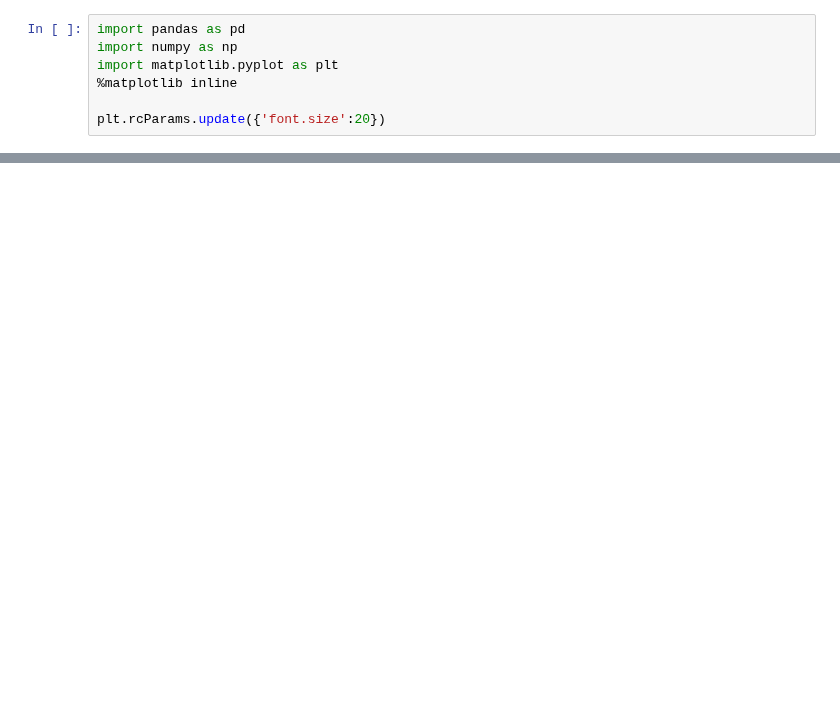
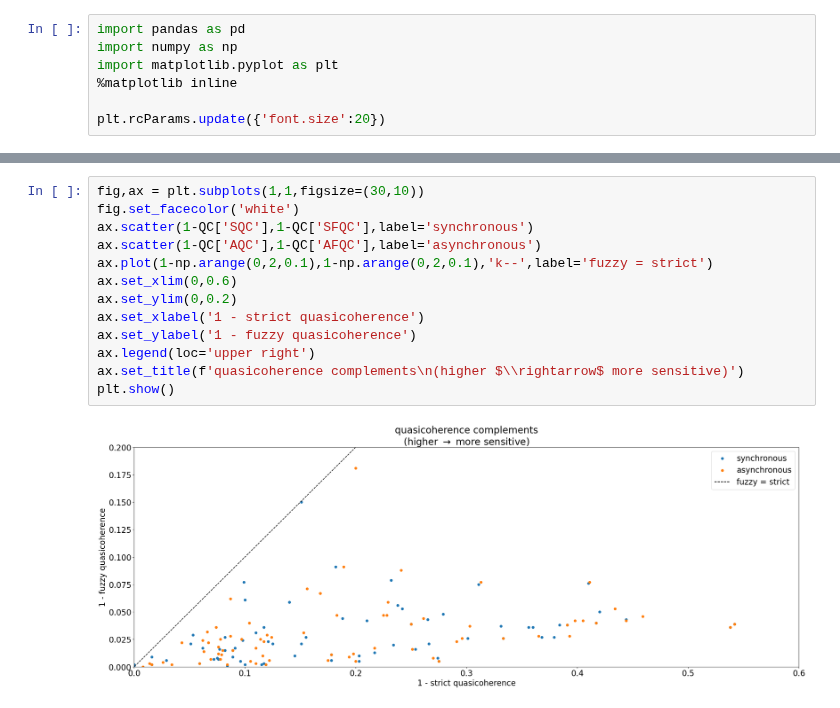
Before and after one commit to kyuhyongpark/cubewalkers-analysis, a Jupyter notebook: coherence_output_analysis.ipynb, the cells around one changed output, grey strips where cells are left out. Saved outputs shown, nothing was run; the diff lists cells and outputs as text; blank space fills up the shorter version.

```diff
--- a/coherence_output_analysis.ipynb
+++ b/coherence_output_analysis.ipynb
@@ -28 +30,16 @@ QC
+# %%
+fig,ax = plt.subplots(1,1,figsize=(30,10))
+fig.set_facecolor('white')
+ax.scatter(1-QC['SQC'],1-QC['SFQC'],label='synchronous')
+ax.scatter(1-QC['AQC'],1-QC['AFQC'],label='asynchronous')
+ax.plot(1-np.arange(0,2,0.1),1-np.arange(0,2,0.1),'k--',label='fuzzy = strict')
+ax.set_xlim(0,0.6)
+ax.set_ylim(0,0.2)
+ax.set_xlabel('1 - strict quasicoherence')
+ax.set_ylabel('1 - fuzzy quasicoherence')
+ax.legend(loc='upper right')
+ax.set_title(f'quasicoherence complements\n(higher $\\rightarrow$ more sensitive)')
+plt.show()
+# %% [output]
+[figure, added]
 # %%
```
Also changed, not shown: parts of 9 cells of this notebook.
